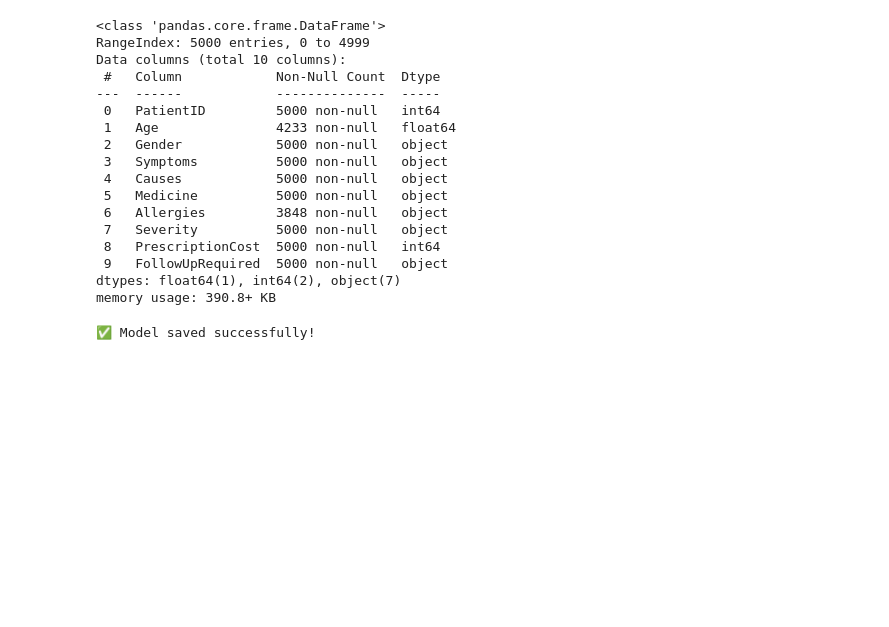
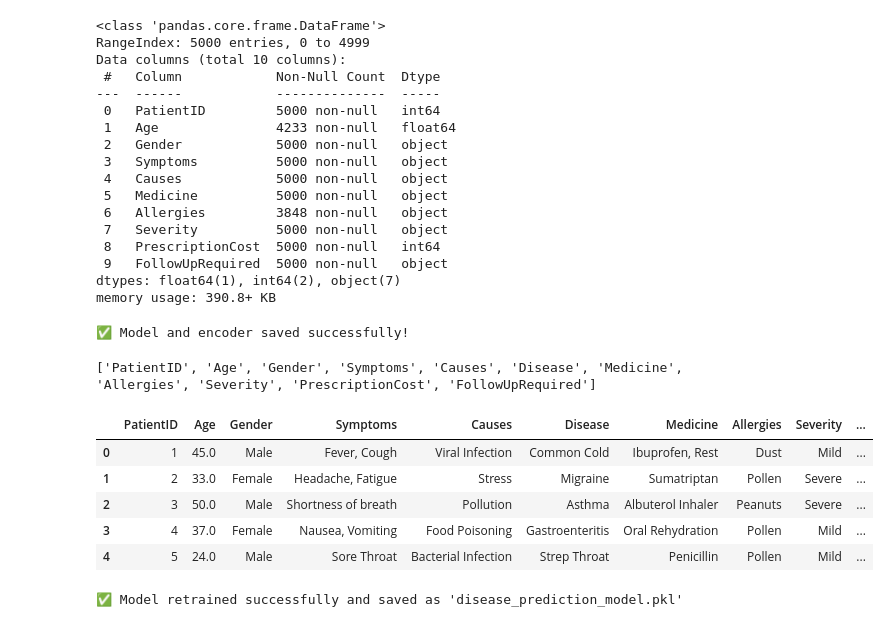
Before and after one commit to Karan-purkait/Disease-MedicinePrediction, a Jupyter notebook: dpred.ipynb, the cells around one changed output. Cells and saved outputs as stored; diff of their text form; code cells hidden in the pictures; blank space fills up the shorter version.

```diff
--- a/dpred.ipynb
+++ b/dpred.ipynb
@@ -393,8 +393,75 @@ memory usage: 390.8+ KB
 # %%
 #Saving trained model
 import joblib
-joblib.dump(model, 'disease_prediction_model.pkl')
-joblib.dump(le_disease, 'label_encoder.pkl')
-print("Model saved successfully!")
+
+# ✅ Retrain your RandomForest model
+from sklearn.ensemble import RandomForestClassifier
+
+rf = RandomForestClassifier(random_state=42)
+rf.fit(X_train, y_train)
+
+# ✅ Save model and label encoder again (overwrite old ones)
+joblib.dump(rf, "disease_prediction_model.pkl")
+joblib.dump(le_disease, "label_encoder.pkl")
+print("✅ Model and encoder saved successfully!")
 # %% [output]
-✅ Model saved successfully!
+✅ Model and encoder saved successfully!
+# %%
+import pandas as pd
+
+df = pd.read_excel("cleaned_medical_dataset.xlsx")
+print(df.columns.tolist())
+df.head()
+# %% [output]
+['PatientID', 'Age', 'Gender', 'Symptoms', 'Causes', 'Disease', 'Medicine', 'Allergies', 'Severity', 'PrescriptionCost', 'FollowUpRequired']
+|  | PatientID | Age | Gender | Symptoms | Causes | Disease | Medicine | Allergies | Severity | ... |
+| 0 | 1 | 45.0 | Male | Fever, Cough | Viral Infection | Common Cold | Ibuprofen, Rest | Dust | Mild | ... |
+| 1 | 2 | 33.0 | Female | Headache, Fatigue | Stress | Migraine | Sumatriptan | Pollen | Severe | ... |
+| 2 | 3 | 50.0 | Male | Shortness of breath | Pollution | Asthma | Albuterol Inhaler | Peanuts | Severe | ... |
+| 3 | 4 | 37.0 | Female | Nausea, Vomiting | Food Poisoning | Gastroenteritis | Oral Rehydration | Pollen | Mild | ... |
+| 4 | 5 | 24.0 | Male | Sore Throat | Bacterial Infection | Strep Throat | Penicillin | Pollen | Mild | ... |
+# %%
+import joblib
+import pandas as pd
+from sklearn.model_selection import train_test_split
+from sklearn.ensemble import RandomForestClassifier
+from sklearn.preprocessing import LabelEncoder
+
+# Load dataset
+df = pd.read_excel("cleaned_medical_dataset.xlsx")
+
+# Target column
+target_column = "Disease"
+
+# Drop non-feature columns
+X = df.drop(["PatientID", "Disease", "Medicine", "PrescriptionCost"], axis=1, errors="ignore")
+y = df[target_column]
+
+# Fill missing values or 'Unknown' text with 'None' to handle safely
+X = X.fillna("None")
+X = X.replace("Unknown", "None")
+
+# Label encode categorical columns automatically
+for col in X.columns:
+    if X[col].dtype == 'object':
+        le = LabelEncoder()
+        X[col] = le.fit_transform(X[col].astype(str))
+
+# Encode target
+le_disease = LabelEncoder()
+y_encoded = le_disease.fit_transform(y)
+
+# Split data
+X_train, X_test, y_train, y_test = train_test_split(X, y_encoded, test_size=0.2, random_state=42)
+
+# Train model
+model = RandomForestClassifier(random_state=42)
+model.fit(X_train, y_train)
+
+# Save model and label encoder
+joblib.dump(model, "disease_prediction_model.pkl")
+joblib.dump(le_disease, "label_encoder.pkl")
+
+print("✅ Model retrained successfully and saved as 'disease_prediction_model.pkl'")
+# %% [output]
+✅ Model retrained successfully and saved as 'disease_prediction_model.pkl'
```
Also changed, not shown: parts of 2 cells of this notebook, 4 other files.
